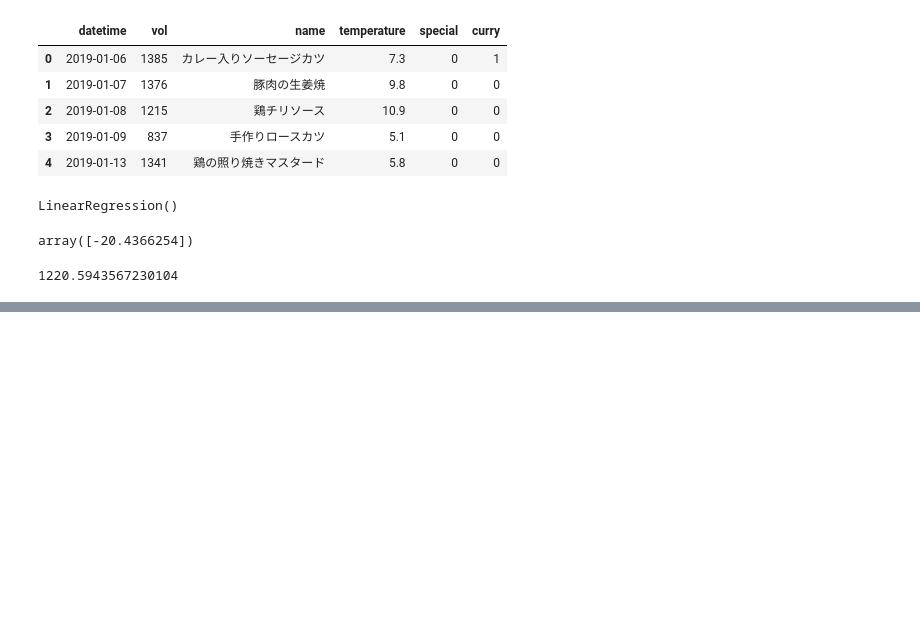
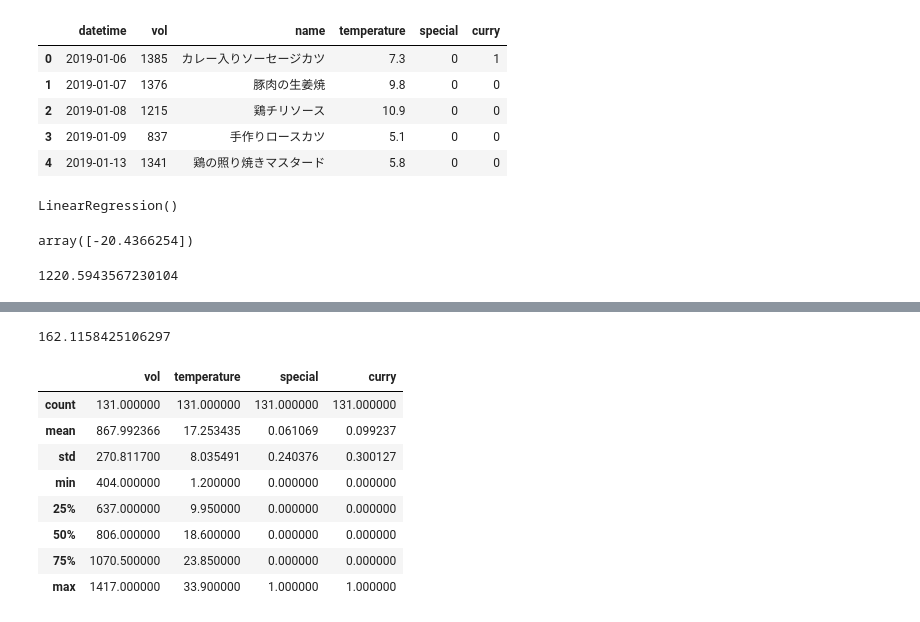
Before and after one commit to dragonfly0524/python_study, a Jupyter notebook: marketing_python/task3_obento.ipynb, the cells around one changed output, grey strips where cells are left out. Cells and saved outputs as stored; diff of their text form; code cells hidden in the pictures; blank space fills up the shorter version.

```diff
--- a/marketing_python/task3_obento.ipynb
+++ b/marketing_python/task3_obento.ipynb
@@ -33,0 +61,16 @@ model.intercept_
+# %%
+mae
+# %% [output]
+162.1158425106297
+# %%
+train.describe()
+# %% [output]
+|  | vol | temperature | special | curry |
+| count | 131.000000 | 131.000000 | 131.000000 | 131.000000 |
+| mean | 867.992366 | 17.253435 | 0.061069 | 0.099237 |
+| std | 270.811700 | 8.035491 | 0.240376 | 0.300127 |
+| min | 404.000000 | 1.200000 | 0.000000 | 0.000000 |
+| 25% | 637.000000 | 9.950000 | 0.000000 | 0.000000 |
+| 50% | 806.000000 | 18.600000 | 0.000000 | 0.000000 |
+| 75% | 1070.500000 | 23.850000 | 0.000000 | 0.000000 |
+| max | 1417.000000 | 33.900000 | 1.000000 | 1.000000 |
```
Also changed, not shown: parts of 11 cells of this notebook.
